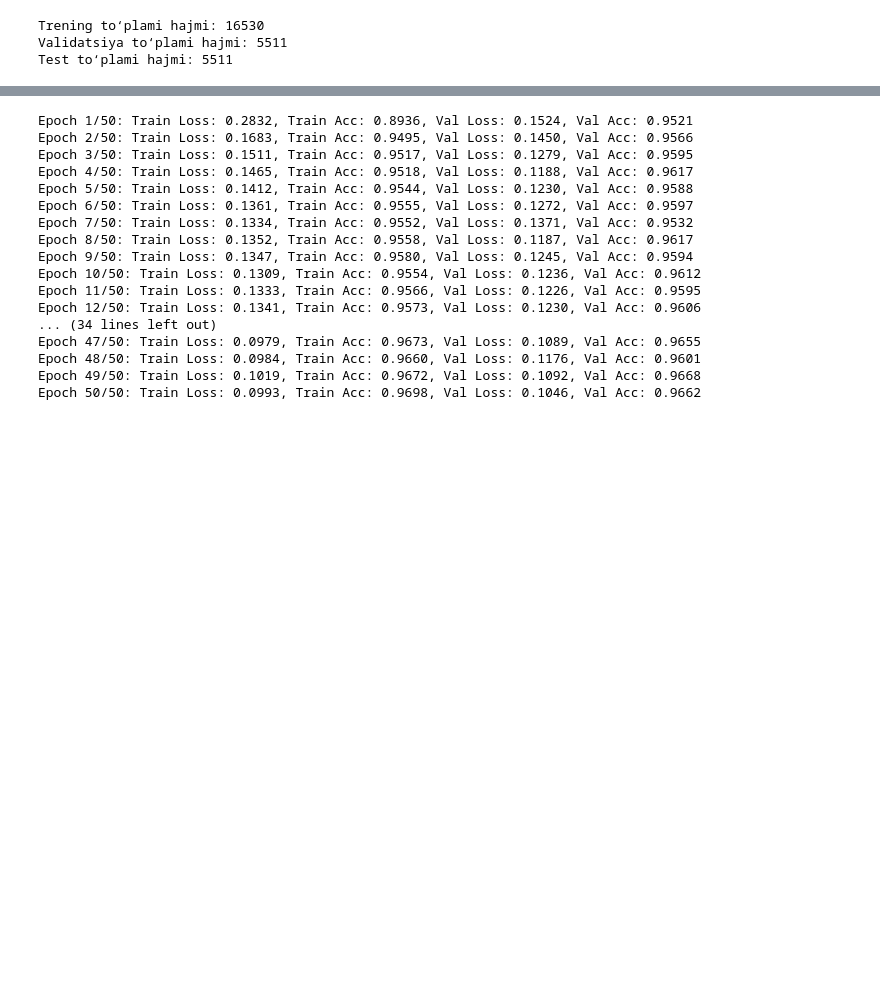
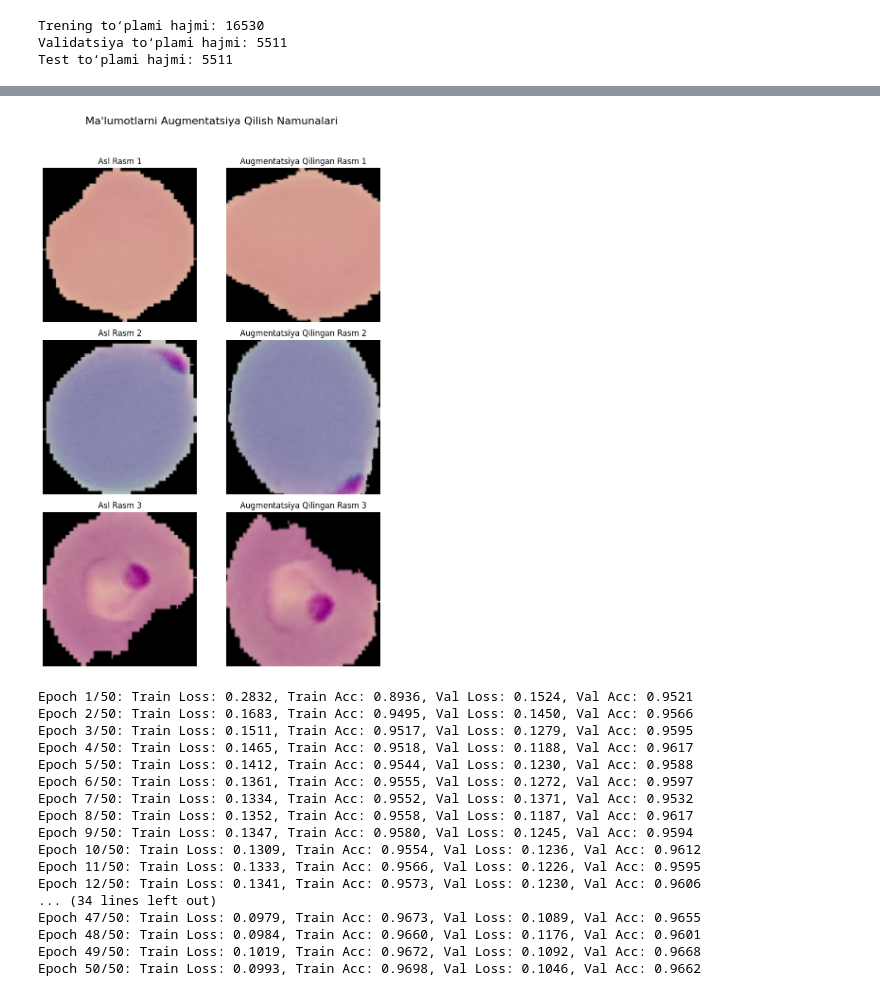
Before and after one commit to UlashovaZaxro/Malaria, a Jupyter notebook: pytorch.ipynb, the cells around one changed output, grey strips where cells are left out. Saved outputs shown, nothing was run; the diff lists cells and outputs as text; code cells hidden in the pictures; blank space fills up the shorter version.

```diff
--- a/pytorch.ipynb
+++ b/pytorch.ipynb
@@ -106,3 +123,44 @@ class MalariaDataset(Dataset):
             img = self.base_transform(img)
 
         return img, torch.tensor(label, dtype=torch.float32)
+# %%
+sample_image_paths_for_aug = train_paths[:3]
+
+original_dataset = MalariaDataset(
+    image_paths=sample_image_paths_for_aug,
+    labels=[0]*len(sample_image_paths_for_aug),
+    target_size=(128, 128),
+    augment=False
+)
+
+augmented_dataset = MalariaDataset(
+    image_paths=sample_image_paths_for_aug,
+    labels=[0]*len(sample_image_paths_for_aug),
+    target_size=(128, 128),
+    augment=True
+)
+
+num_examples = len(sample_image_paths_for_aug)
+plt.figure(figsize=(8, 4 * num_examples))
+for i in range(num_examples):
+    original_img_tensor, _ = original_dataset[i]
+    augmented_img_tensor, _ = augmented_dataset[i]
+
+    original_img_np = original_img_tensor.permute(1, 2, 0).cpu().numpy()
+    augmented_img_np = augmented_img_tensor.permute(1, 2, 0).cpu().numpy()
+
+    plt.subplot(num_examples, 2, i * 2 + 1)
+    plt.imshow(original_img_np)
+    plt.title(f"Asl Rasm {i+1}")
+    plt.axis('off')
+
+    plt.subplot(num_examples, 2, i * 2 + 2)
+    plt.imshow(augmented_img_np)
+    plt.title(f"Augmentatsiya Qilingan Rasm {i+1}")
+    plt.axis('off')
+
+plt.suptitle("Ma'lumotlarni Augmentatsiya Qilish Namunalari", fontsize=16)
+plt.tight_layout(rect=[0, 0, 1, 0.95])
+plt.show()
+# %% [output]
+[figure, added]
```
Also changed, not shown: parts of 6 cells of this notebook, 2 other files.
